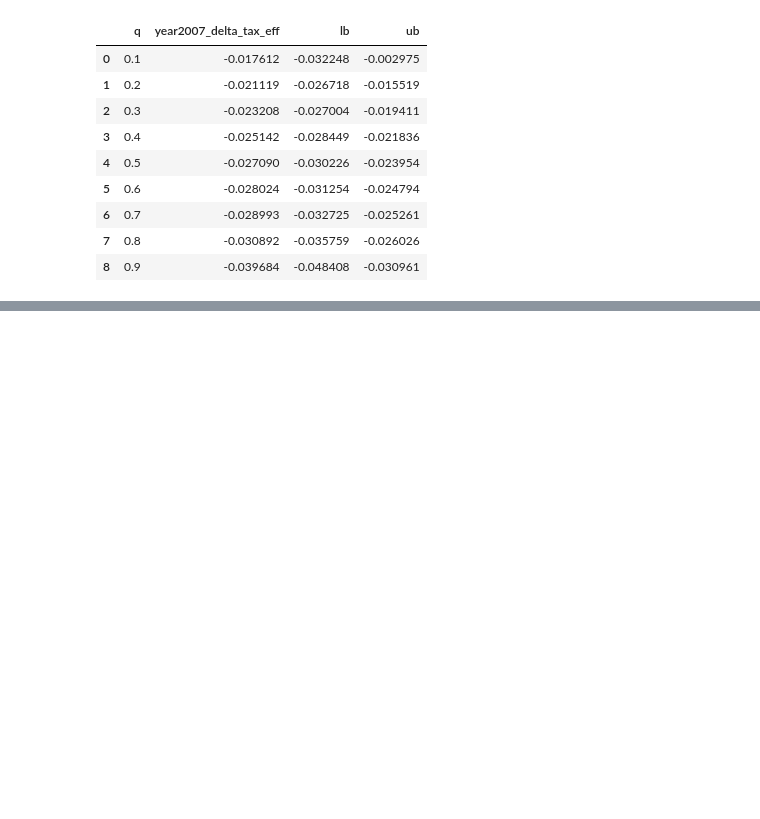
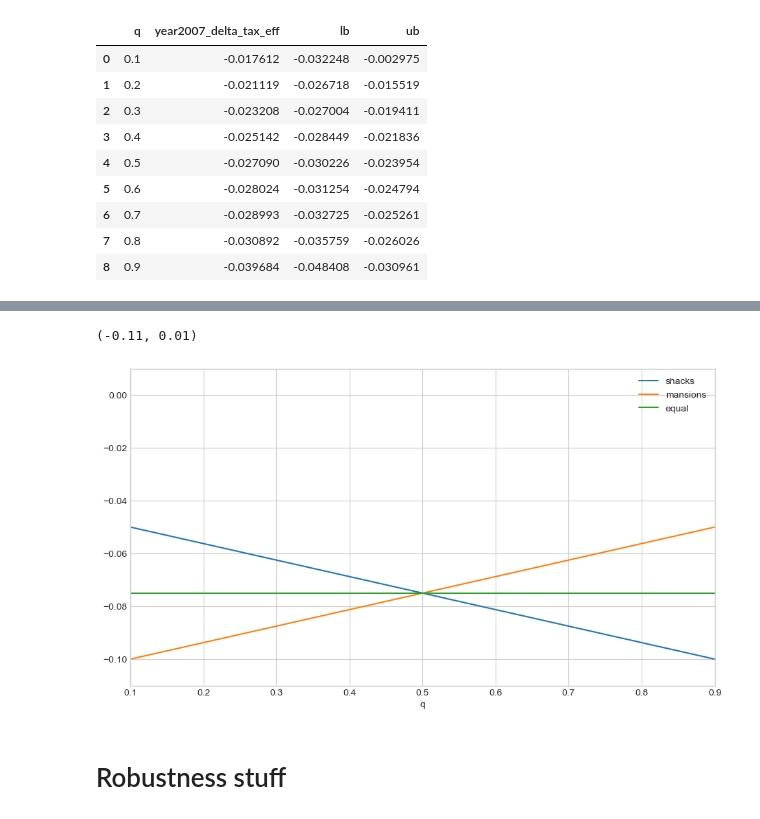
Before and after one commit to jorgenhost/No_taxation_without_capitalization, a Jupyter notebook: 5_main.ipynb, the cells around one changed output, grey strips where cells are left out. Saved outputs shown, nothing was run; the diff lists cells and outputs as text; code cells hidden in the pictures; blank space fills up the shorter version.

Commit message:
added robust res + some lit

```diff
--- a/5_main.ipynb
+++ b/5_main.ipynb
@@ -758,3 +787,16 @@ models_fe_across_robust
 | 8 | 0.9 | -0.039684 | -0.048408 | -0.030961 |
 # %%
 models_fe_across_robust.to_parquet('models/quantiles_fe_across_robust.pq')
+# %%
+
+
+shacks_ = np.linspace(-0.05, -0.1, 9)
+mansions_ = np.linspace(-0.1, -0.05, 9)
+equal_ = np.linspace(-0.075, -0.075, 9)
+
+scenarios = [quantiles, shacks_, mansions_, equal_]
+
+scenarios_df = pd.DataFrame(scenarios).T
+scenarios_df.columns=['q', 'shacks', 'mansions', 'equal']
+scenarios_df=scenarios_df.set_index('q')
+scenarios_df
@@ -760,0 +848,9 @@ models_fe_across_robust.to_parquet('models/quantiles_fe_across_robust.pq')
+# %%
+plot=scenarios_df.plot()
+plot.set_xlim(0.1, 0.9)
+plot.set_ylim(-0.11, 0.01)
+# %% [output]
+(-0.11, 0.01)
+[figure, added]
+# %% [markdown]
+# Robustness stuff
```
Also changed, not shown: parts of 21 cells of this notebook, 11 other files.
